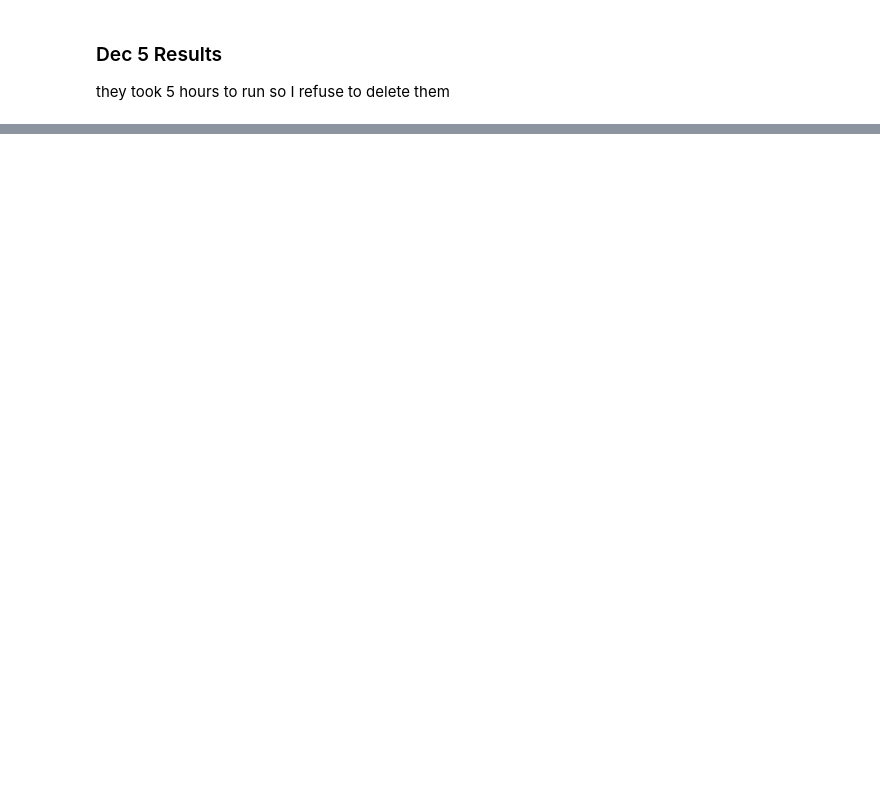
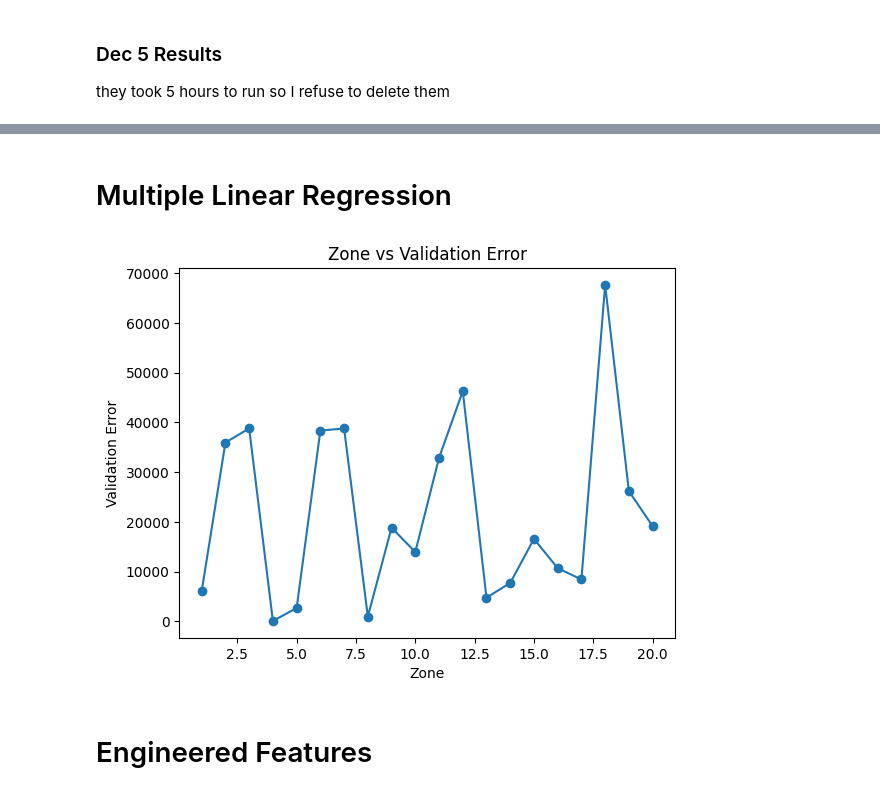
Before and after one commit to pavander7/415-final-project, a Jupyter notebook: lstm_cnn.ipynb, the cells around one changed output, grey strips where cells are left out. Saved outputs shown, nothing was run; the diff lists cells and outputs as text; code cells hidden in the pictures; blank space fills up the shorter version.

```diff
--- a/lstm_cnn.ipynb
+++ b/lstm_cnn.ipynb
@@ -228,5 +43,5 @@ def load_zone_data(zone, dropna=True, data=None):
 # %% [markdown]
 # Load data
 # %%
-data = load_all_data()
+data = loader_functions.load_all_data()
 # %%
@@ -492,0 +271,48 @@ plt.show()
+# %% [markdown]
+# Multiple Linear Regression
+# %%
+def run_multi_lin_reg(data, n_splits=5):
+    tscv = TimeSeriesSplit(n_splits=n_splits)
+    results = {}
+
+    num_models = 20 * n_splits
+    with tqdm(total=num_models, desc='Starting the Werk 💼', colour='pink') as pbar:
+        for zone in range(1,21):
+            zone_data = loader_functions.load_zone_data(zone=zone, data=data)
+            y = zone_data['load']
+            X = zone_data.drop('load', axis=1).copy()
+
+            errors = []
+
+            split_counter = 0
+            for train_idx, val_idx in tscv.split(X):
+                X_train, X_val = X.iloc[train_idx], X.iloc[val_idx]
+                y_train, y_val = y.iloc[train_idx], y.iloc[val_idx]
+
+                split_counter+=1
+                pbar.set_description(f'zone: {zone}/20 Training Model {split_counter}/{n_splits} 🏋️‍♂️')
+
+                model = LinearRegression()
+                model.fit(X_train, y_train)
+
+                y_pred = model.predict(X_val)
+
+                rmse = np.sqrt(mean_squared_error(y_val, y_pred))
+                errors.append(rmse)
+
+                pbar.update(1)
+            results[zone] = np.mean(errors)
+        pbar.set_description('finished!')
+        return results
+# %%
+mlr_results = run_multi_lin_reg(data, n_splits=10)
+# %%
+plt.plot(range(1,21), [mlr_results[zone] for zone in range(1,21)], marker='o')
+plt.xlabel('Zone')
+plt.ylabel('Validation Error')
+plt.title('Zone vs Validation Error')
+plt.show()
+# %% [output]
+[figure, added]
+# %% [markdown]
+# Engineered Features
```
Also changed, not shown: parts of 20 cells of this notebook, 3 other files.
